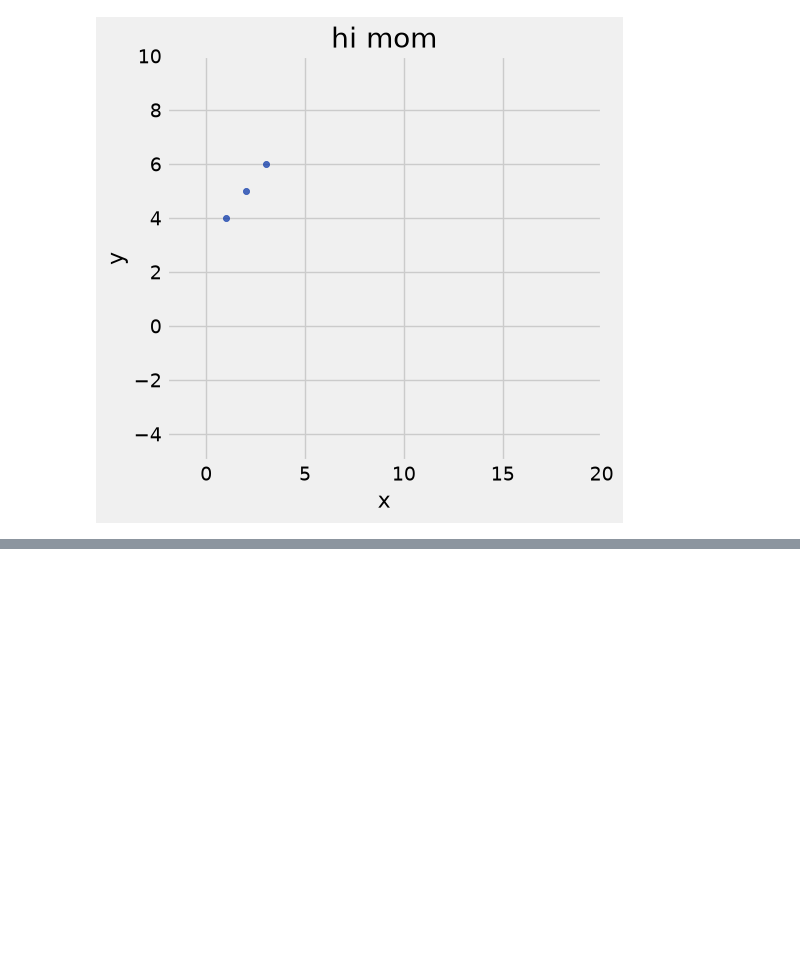
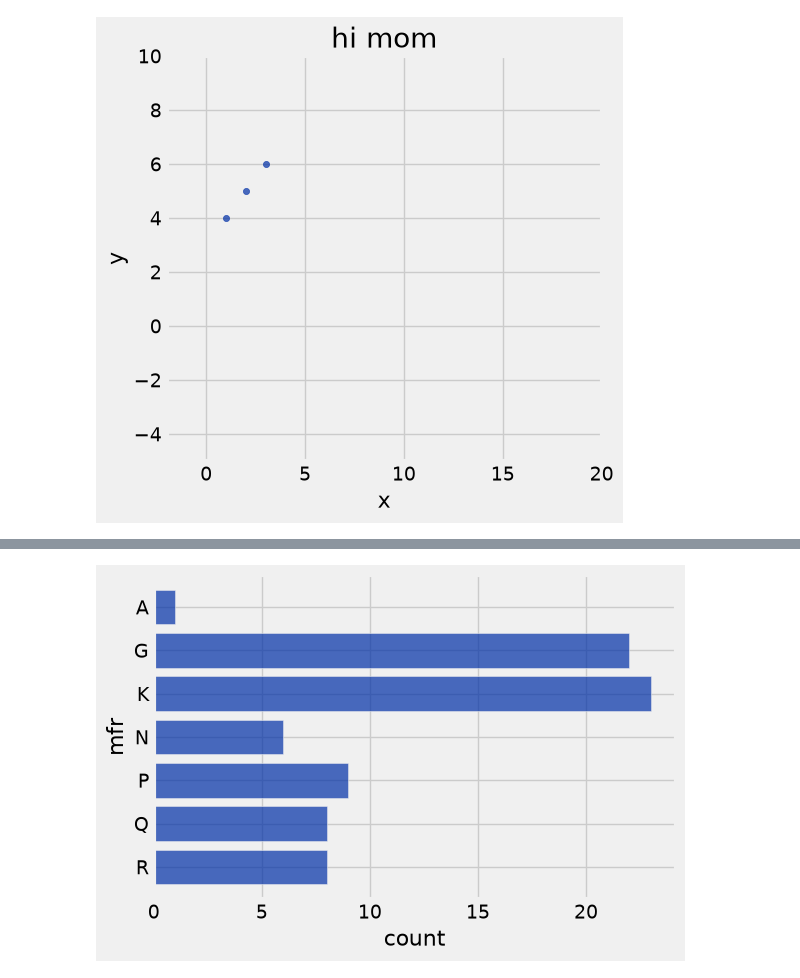
Before and after one commit to lawtonsclass/f26-code-from-class, a Jupyter notebook: data8/ch07.ipynb, the cells around one changed output, grey strips where cells are left out. Drawn from its saved outputs; the diff is of its cells as text; code cells hidden in the pictures; blank space fills up the shorter version.

```diff
--- a/data8/ch07.ipynb
+++ b/data8/ch07.ipynb
@@ -649,3 +649,6 @@ plots.ylim(-5, 10)
 plots.xlim(-2, 20); # a semicolon here prevents the default output of the last line
 # %% [output]
 [figure]
+# %%
+cereal = Table.read_table('data/cereal.csv')
+cereal
@@ -651,0 +668,4 @@ plots.xlim(-2, 20); # a semicolon here prevents the default output of the last l
+# %%
+cereal.group('mfr').barh('mfr')
+# %% [output]
+[figure, added]
```
Also changed, not shown: parts of 12 cells of this notebook.
